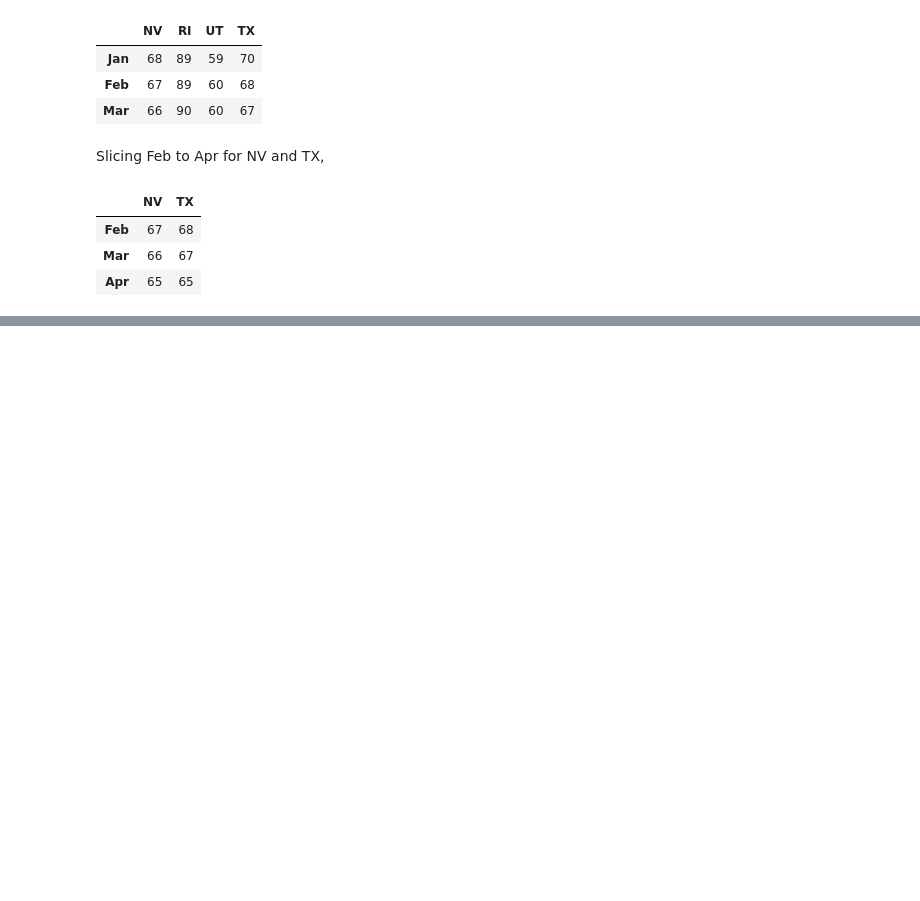
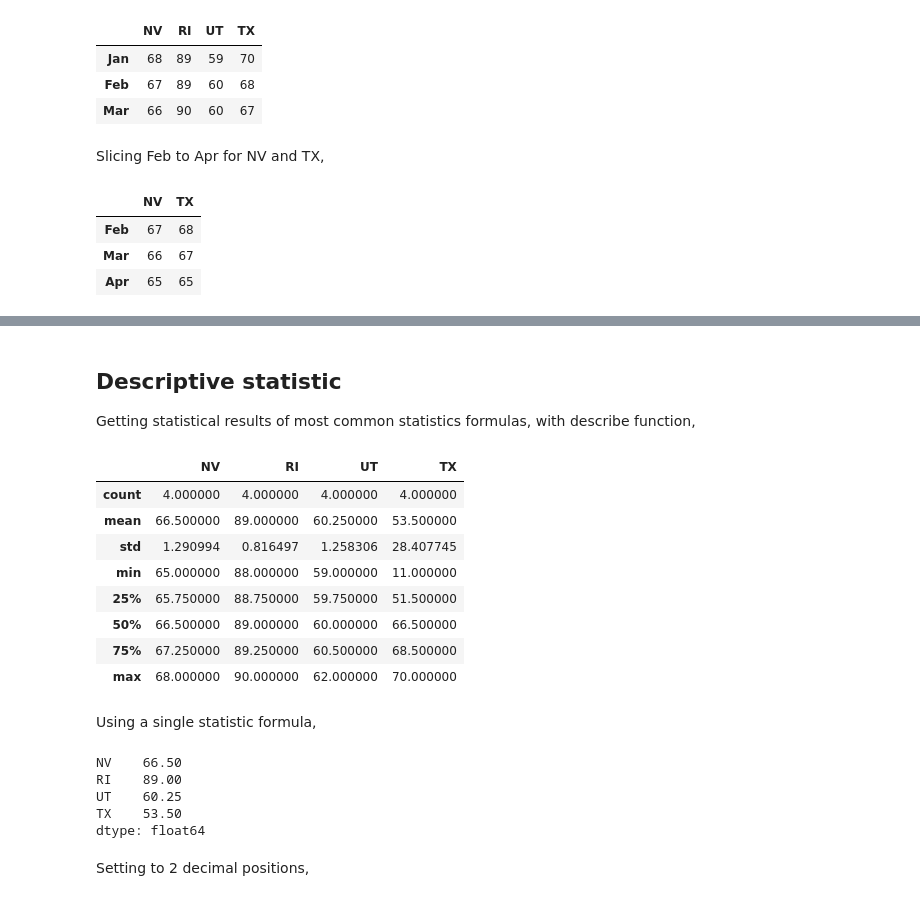
Before and after one commit to alej0ai/python_course, a Jupyter notebook: 6 - Arrays with NumPy.ipynb, the cells around one changed output, grey strips where cells are left out. Cells and saved outputs as stored; diff of their text form; code cells hidden in the pictures; blank space fills up the shorter version.

```diff
--- a/6 - Arrays with NumPy.ipynb
+++ b/6 - Arrays with NumPy.ipynb
@@ -565,0 +596,3 @@ datafr1.loc['Feb':'Apr',['NV','TX']]
+# %%
+datafr1.at['Mar','TX'] = 11
+datafr1
@@ -565,0 +605,27 @@ datafr1.loc['Feb':'Apr',['NV','TX']]
+# %% [markdown]
+## Descriptive statistic
+Getting statistical results of most common statistics formulas, with describe function,
+# %%
+datafr1.describe()
+# %% [output]
+|  | NV | RI | UT | TX |
+| count | 4.000000 | 4.000000 | 4.000000 | 4.000000 |
+| mean | 66.500000 | 89.000000 | 60.250000 | 53.500000 |
+| std | 1.290994 | 0.816497 | 1.258306 | 28.407745 |
+| min | 65.000000 | 88.000000 | 59.000000 | 11.000000 |
+| 25% | 65.750000 | 88.750000 | 59.750000 | 51.500000 |
+| 50% | 66.500000 | 89.000000 | 60.000000 | 66.500000 |
+| 75% | 67.250000 | 89.250000 | 60.500000 | 68.500000 |
+| max | 68.000000 | 90.000000 | 62.000000 | 70.000000 |
+# %% [markdown]
+Using a single statistic formula,
+# %%
+datafr1.mean()
+# %% [output]
+NV    66.50
+RI    89.00
+UT    60.25
+TX    53.50
+dtype: float64
+# %% [markdown]
+Setting to 2 decimal positions,
```
Also changed, not shown: parts of 20 cells of this notebook.
